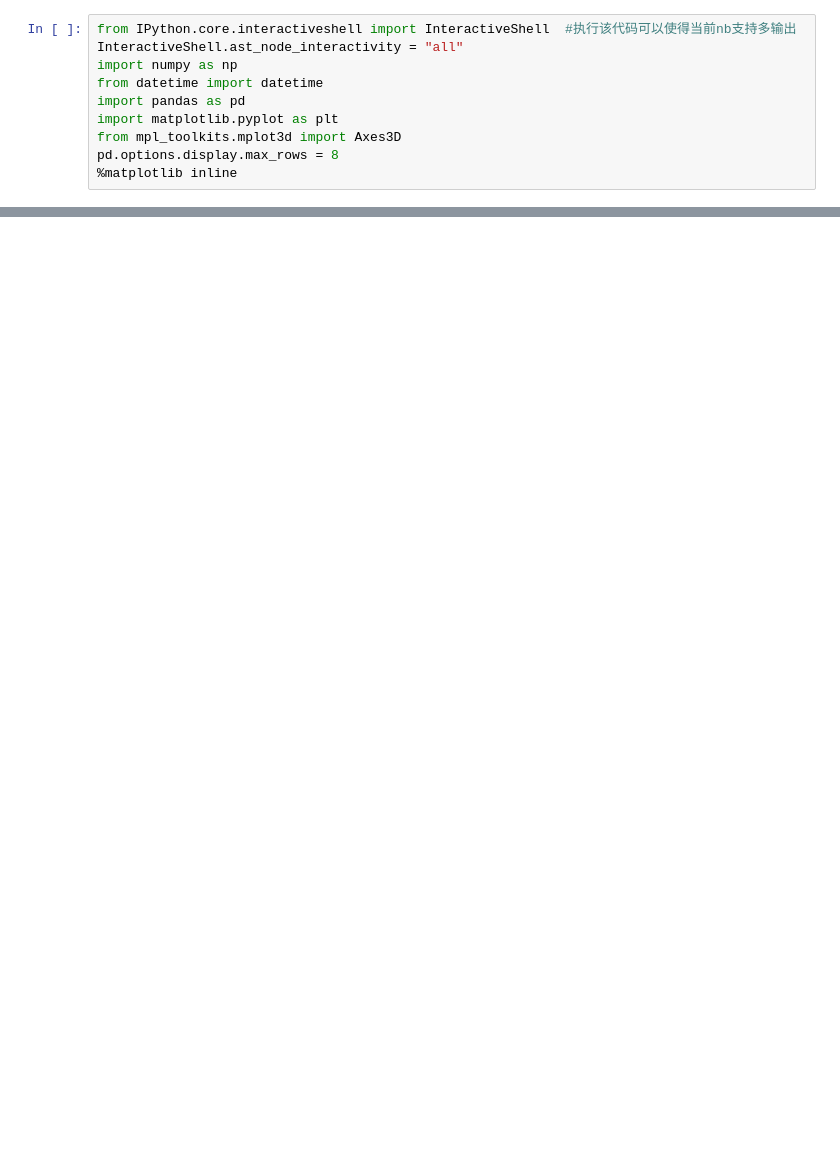
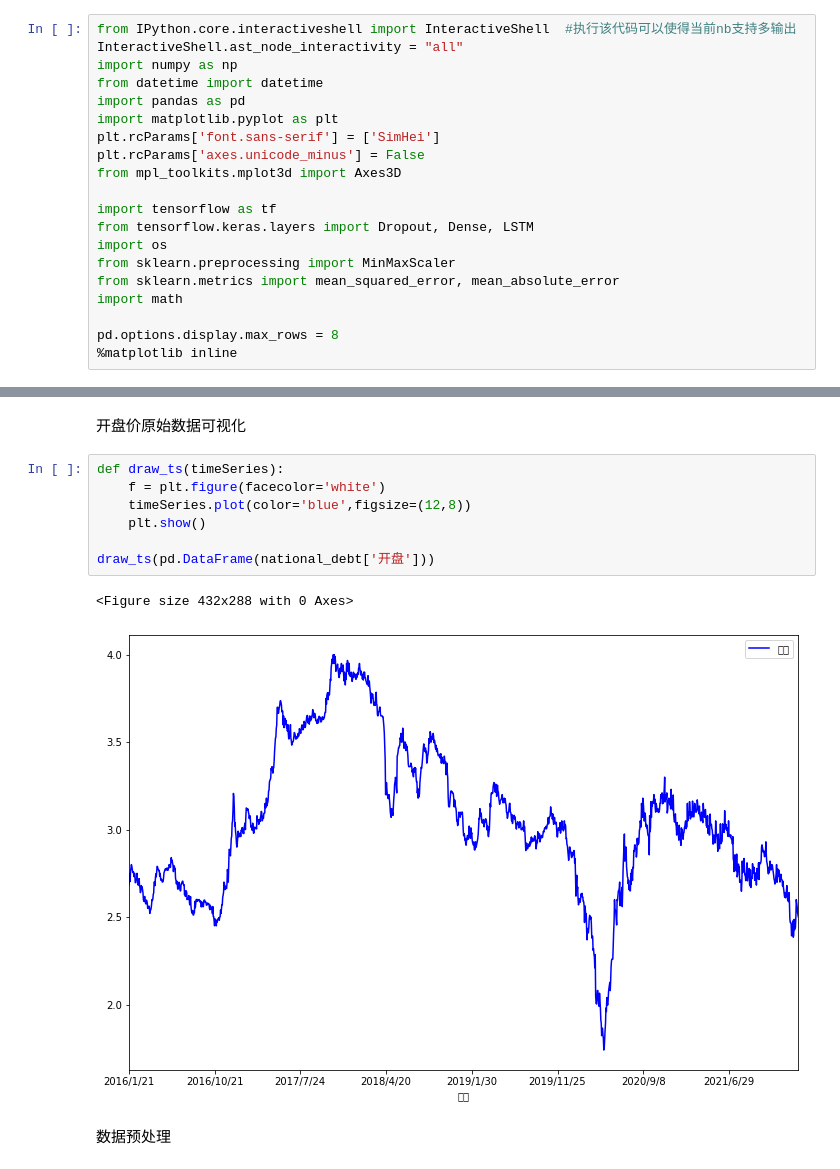
Before and after one commit to root-zr/financial-time-series-models, a Jupyter notebook: lstm.ipynb, the cells around one changed output, grey strips where cells are left out. Drawn from its saved outputs; the diff is of its cells as text; blank space fills up the shorter version.

```diff
--- a/lstm.ipynb
+++ b/lstm.ipynb
@@ -5,6 +5,16 @@ import numpy as np
 from datetime import datetime
 import pandas as pd
 import matplotlib.pyplot as plt
+plt.rcParams['font.sans-serif'] = ['SimHei']
+plt.rcParams['axes.unicode_minus'] = False
 from mpl_toolkits.mplot3d import Axes3D
+
+import tensorflow as tf
+from tensorflow.keras.layers import Dropout, Dense, LSTM
+import os
+from sklearn.preprocessing import MinMaxScaler
+from sklearn.metrics import mean_squared_error, mean_absolute_error
+import math
+
 pd.options.display.max_rows = 8
 %matplotlib inline
@@ -68,0 +45,14 @@ array([[0.00961659],
+# %% [markdown]
+开盘价原始数据可视化
+# %%
+def draw_ts(timeSeries):
+    f = plt.figure(facecolor='white')
+    timeSeries.plot(color='blue',figsize=(12,8))
+    plt.show()
+
+draw_ts(pd.DataFrame(national_debt['开盘']))
+# %% [output]
+<Figure size 432x288 with 0 Axes>
+[figure, added]
+# %% [markdown]
+数据预处理
```
Also changed, not shown: parts of 14 cells of this notebook, 17 other files.
